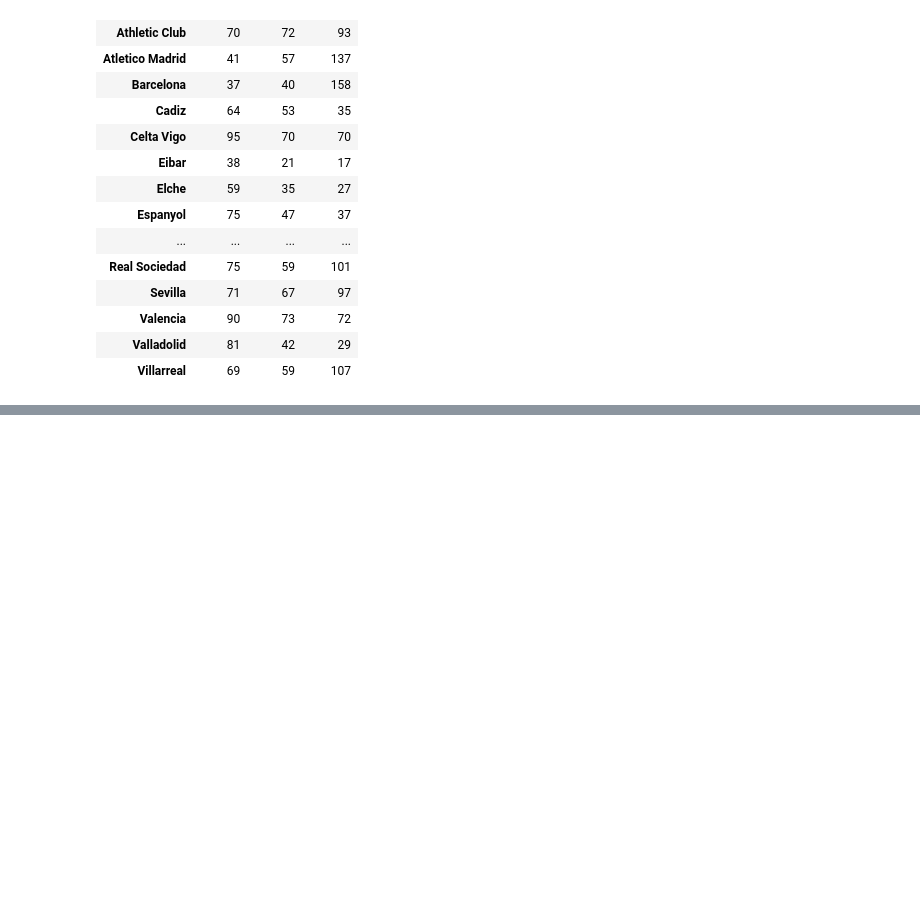
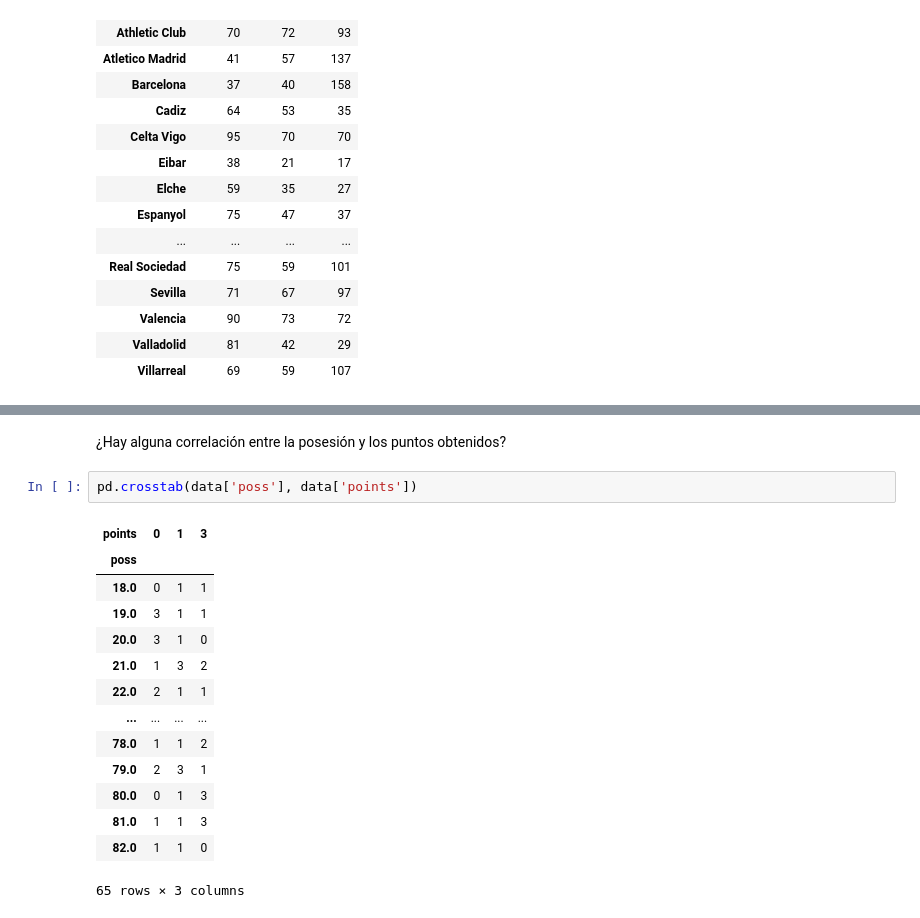
Before and after one commit to Blevins05/data-ai-summer2026, a Jupyter notebook: analysis.ipynb, the cells around one changed output, grey strips where cells are left out. Saved outputs shown, nothing was run; the diff lists cells and outputs as text; blank space fills up the shorter version.

```diff
--- a/analysis.ipynb
+++ b/analysis.ipynb
@@ -583,0 +714,19 @@ pd.crosstab(data['team'], data['result'])
+# %% [markdown]
+¿Hay alguna correlación entre la posesión y los puntos obtenidos?
+# %%
+pd.crosstab(data['poss'], data['points'])
+# %% [output]
+| points | 0 | 1 | 3 |
+| poss |  |  |  |
+| 18.0 | 0 | 1 | 1 |
+| 19.0 | 3 | 1 | 1 |
+| 20.0 | 3 | 1 | 0 |
+| 21.0 | 1 | 3 | 2 |
+| 22.0 | 2 | 1 | 1 |
+| ... | ... | ... | ... |
+| 78.0 | 1 | 1 | 2 |
+| 79.0 | 2 | 3 | 1 |
+| 80.0 | 0 | 1 | 3 |
+| 81.0 | 1 | 1 | 3 |
+| 82.0 | 1 | 1 | 0 |
+65 rows × 3 columns
```
Also changed, not shown: parts of 13 cells of this notebook.
